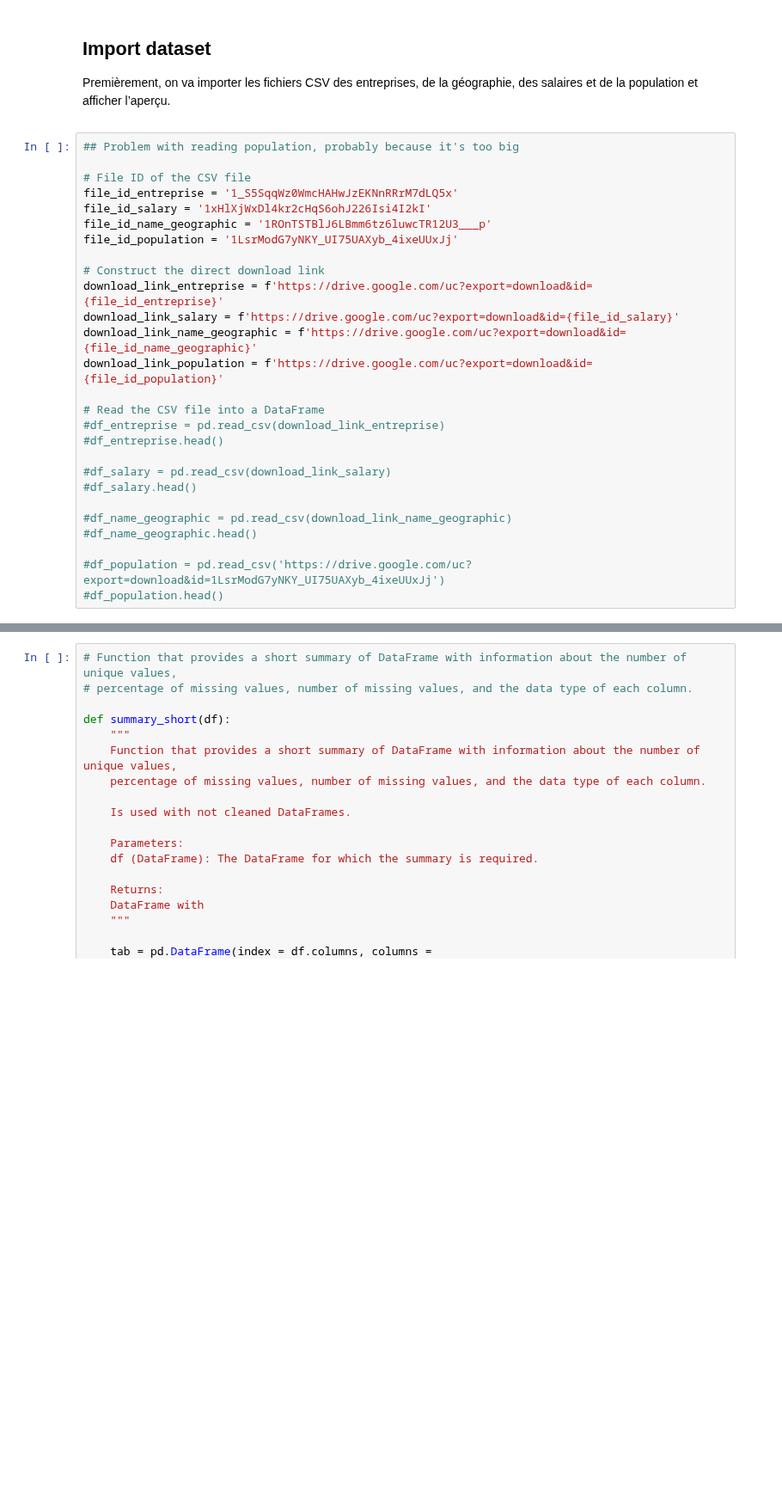
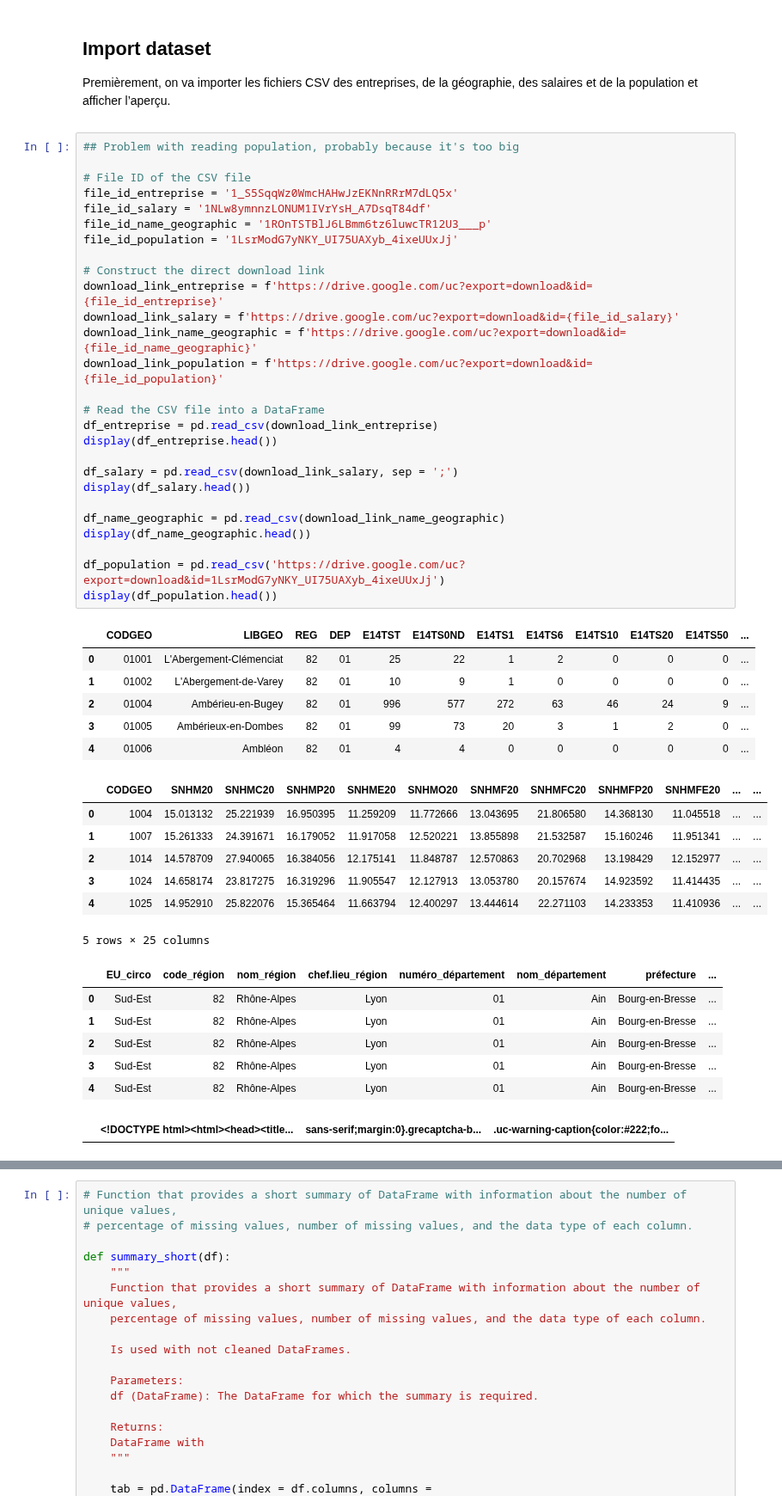
Before and after one commit to nkostiuk/french-industry, a Jupyter notebook: notebooks/NK-notebook.ipynb, the cells around one changed output, grey strips where cells are left out. Shown at 86% size. Drawn from its saved outputs; the diff is of its cells as text; blank space fills up the shorter version.

```diff
--- a/notebooks/NK-notebook.ipynb
+++ b/notebooks/NK-notebook.ipynb
@@ -13,30 +13,51 @@ import seaborn as sns
 # %%
 ## Problem with reading population, probably because it's too big
 
 # File ID of the CSV file
 file_id_entreprise = '1_S5SqqWz0WmcHAHwJzEKNnRRrM7dLQ5x'
-file_id_salary = '1xHlXjWxDl4kr2cHqS6ohJ226Isi4I2kI'
+file_id_salary = '1NLw8ymnnzLONUM1IVrYsH_A7DsqT84df'
 file_id_name_geographic = '1ROnTSTBlJ6LBmm6tz6luwcTR12U3___p'
 file_id_population = '1LsrModG7yNKY_UI75UAXyb_4ixeUUxJj'
 
 # Construct the direct download link
 download_link_entreprise = f'https://drive.google.com/uc?export=download&id={file_id_entreprise}'
 download_link_salary = f'https://drive.google.com/uc?export=download&id={file_id_salary}'
 download_link_name_geographic = f'https://drive.google.com/uc?export=download&id={file_id_name_geographic}'
 download_link_population = f'https://drive.google.com/uc?export=download&id={file_id_population}'
 
 # Read the CSV file into a DataFrame
-#df_entreprise = pd.read_csv(download_link_entreprise)
-#df_entreprise.head()
+df_entreprise = pd.read_csv(download_link_entreprise)
+display(df_entreprise.head())
 
-#df_salary = pd.read_csv(download_link_salary)
-#df_salary.head()
+df_salary = pd.read_csv(download_link_salary, sep = ';')
+display(df_salary.head())
 
-#df_name_geographic = pd.read_csv(download_link_name_geographic)
-#df_name_geographic.head()
+df_name_geographic = pd.read_csv(download_link_name_geographic)
+display(df_name_geographic.head())
 
-#df_population = pd.read_csv('https://drive.google.com/uc?export=download&id=1LsrModG7yNKY_UI75UAXyb_4ixeUUxJj')
-#df_population.head()
+df_population = pd.read_csv('https://drive.google.com/uc?export=download&id=1LsrModG7yNKY_UI75UAXyb_4ixeUUxJj')
+display(df_population.head())
+# %% [output]
+|  | CODGEO | LIBGEO | REG | DEP | E14TST | E14TS0ND | E14TS1 | E14TS6 | E14TS10 | E14TS20 | E14TS50 | ... |
+| 0 | 01001 | L'Abergement-Clémenciat | 82 | 01 | 25 | 22 | 1 | 2 | 0 | 0 | 0 | ... |
+| 1 | 01002 | L'Abergement-de-Varey | 82 | 01 | 10 | 9 | 1 | 0 | 0 | 0 | 0 | ... |
+| 2 | 01004 | Ambérieu-en-Bugey | 82 | 01 | 996 | 577 | 272 | 63 | 46 | 24 | 9 | ... |
+| 3 | 01005 | Ambérieux-en-Dombes | 82 | 01 | 99 | 73 | 20 | 3 | 1 | 2 | 0 | ... |
+| 4 | 01006 | Ambléon | 82 | 01 | 4 | 4 | 0 | 0 | 0 | 0 | 0 | ... |
+|  | CODGEO | SNHM20 | SNHMC20 | SNHMP20 | SNHME20 | SNHMO20 | SNHMF20 | SNHMFC20 | SNHMFP20 | SNHMFE20 | ... | ... |
+| 0 | 1004 | 15.013132 | 25.221939 | 16.950395 | 11.259209 | 11.772666 | 13.043695 | 21.806580 | 14.368130 | 11.045518 | ... | ... |
+| 1 | 1007 | 15.261333 | 24.391671 | 16.179052 | 11.917058 | 12.520221 | 13.855898 | 21.532587 | 15.160246 | 11.951341 | ... | ... |
+| 2 | 1014 | 14.578709 | 27.940065 | 16.384056 | 12.175141 | 11.848787 | 12.570863 | 20.702968 | 13.198429 | 12.152977 | ... | ... |
+| 3 | 1024 | 14.658174 | 23.817275 | 16.319296 | 11.905547 | 12.127913 | 13.053780 | 20.157674 | 14.923592 | 11.414435 | ... | ... |
+| 4 | 1025 | 14.952910 | 25.822076 | 15.365464 | 11.663794 | 12.400297 | 13.444614 | 22.271103 | 14.233353 | 11.410936 | ... | ... |
+5 rows × 25 columns
+|  | EU_circo | code_région | nom_région | chef.lieu_région | numéro_département | nom_département | préfecture | ... |
+| 0 | Sud-Est | 82 | Rhône-Alpes | Lyon | 01 | Ain | Bourg-en-Bresse | ... |
+| 1 | Sud-Est | 82 | Rhône-Alpes | Lyon | 01 | Ain | Bourg-en-Bresse | ... |
+| 2 | Sud-Est | 82 | Rhône-Alpes | Lyon | 01 | Ain | Bourg-en-Bresse | ... |
+| 3 | Sud-Est | 82 | Rhône-Alpes | Lyon | 01 | Ain | Bourg-en-Bresse | ... |
+| 4 | Sud-Est | 82 | Rhône-Alpes | Lyon | 01 | Ain | Bourg-en-Bresse | ... |
+|  | <!DOCTYPE html><html><head><title... | sans-serif;margin:0}.grecaptcha-b... | .uc-warning-caption{color:#222;fo... |
 # %%
 # Import and review the data
 
```
Also changed, not shown: parts of 13 cells of this notebook, 5 other files.
